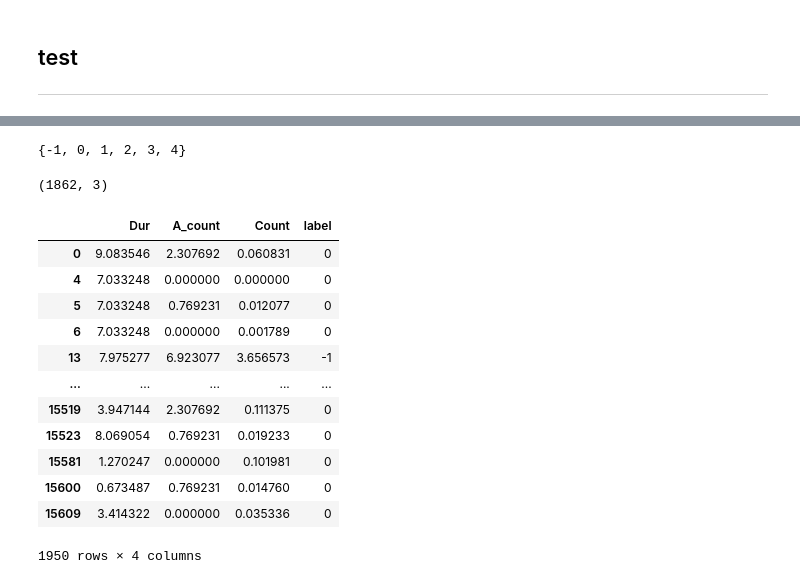
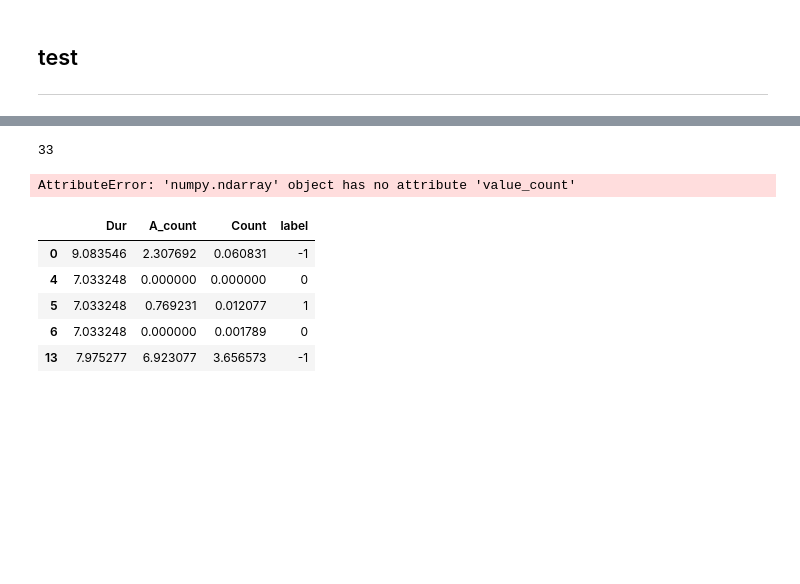
Before and after one commit to RickH-Arch/MEIRL-GAIL-Behavior-Cloning, a Jupyter notebook: wifi_track_data/wifi_track_data_clean_advanced.ipynb, the cells around one changed output, grey strips where cells are left out. Cells and saved outputs as stored; diff of their text form; code cells hidden in the pictures; blank space fills up the shorter version.

```diff
--- a/wifi_track_data/wifi_track_data_clean_advanced.ipynb
+++ b/wifi_track_data/wifi_track_data_clean_advanced.ipynb
@@ -464,13 +458,6 @@ df_cluster
 # %%
-dbscan = DBSCAN(eps=0.77, min_samples=6)
+dbscan = DBSCAN(eps=0.2, min_samples=6)
 cluster = dbscan.fit(df_cluster)
-set(cluster.labels_)
+len(set(cluster.labels_))
 # %% [output]
-{-1, 0, 1, 2, 3, 4}
+33
-# %%
-df_result = EliminateNoise(df_cluster,cluster.labels_)
-labels = np.array(df_result.label)
-arr_cluster_now = arr_cluster[np.where(cluster.labels_ != -1)]
-np.shape(arr_cluster_now)
-# %% [output]
-(1862, 3)
@@ -479,19 +464,15 @@ DBCV(arr_cluster_now,np.array(df_result.label))
-# %%
-df_cluster_now = df_cluster.copy()
-df_cluster_now['label'] = cluster.labels_
-df_cluster_now
-# %% [output]
-|  | Dur | A_count | Count | label |
-| 0 | 9.083546 | 2.307692 | 0.060831 | 0 |
-| 4 | 7.033248 | 0.000000 | 0.000000 | 0 |
-| 5 | 7.033248 | 0.769231 | 0.012077 | 0 |
-| 6 | 7.033248 | 0.000000 | 0.001789 | 0 |
-| 13 | 7.975277 | 6.923077 | 3.656573 | -1 |
-| ... | ... | ... | ... | ... |
-| 15519 | 3.947144 | 2.307692 | 0.111375 | 0 |
-| 15523 | 8.069054 | 0.769231 | 0.019233 | 0 |
-| 15581 | 1.270247 | 0.000000 | 0.101981 | 0 |
-| 15600 | 0.673487 | 0.769231 | 0.014760 | 0 |
-| 15609 | 3.414322 | 0.000000 | 0.035336 | 0 |
-1950 rows × 4 columns
+# %%
+cluster_labels.value_count()
+# %% [output]
+AttributeError: 'numpy.ndarray' object has no attribute 'value_count'
+# %%
+df_cluster['label'] = cluster.labels_
+df_cluster.head()
+# %% [output]
+|  | Dur | A_count | Count | label |
+| 0 | 9.083546 | 2.307692 | 0.060831 | -1 |
+| 4 | 7.033248 | 0.000000 | 0.000000 | 0 |
+| 5 | 7.033248 | 0.769231 | 0.012077 | 1 |
+| 6 | 7.033248 | 0.000000 | 0.001789 | 0 |
+| 13 | 7.975277 | 6.923077 | 3.656573 | -1 |
 # %%
```
Also changed, not shown: parts of 27 cells of this notebook, 1 other file.
